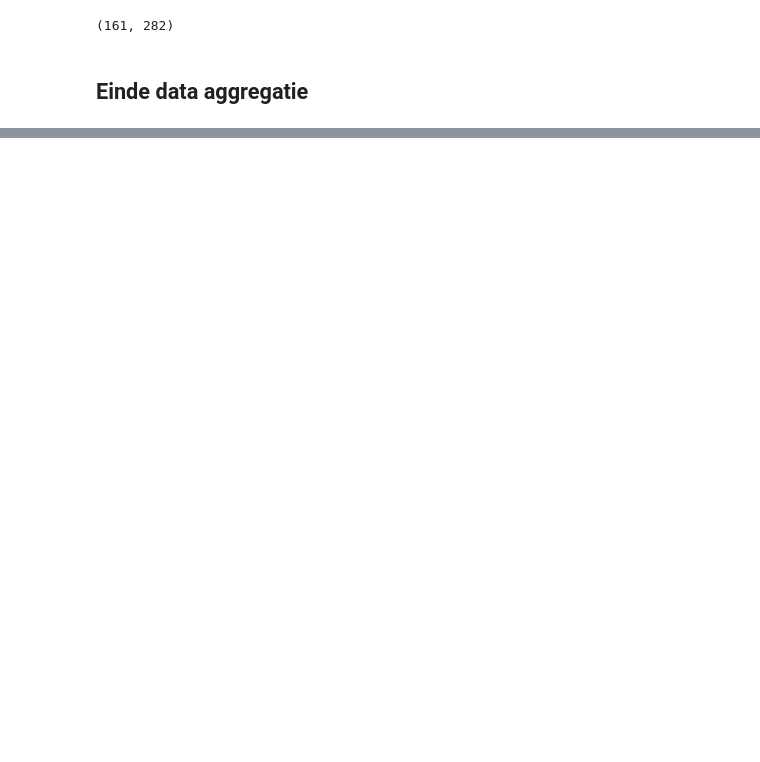
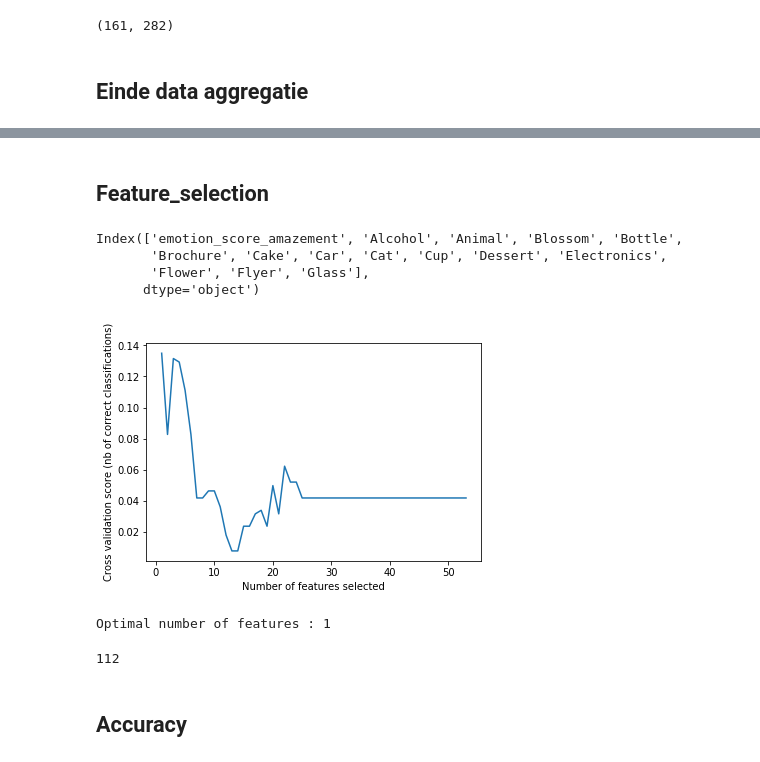
Before and after one commit to JeffreyBosman/FDScase2, a Jupyter notebook: Preprocessing_instagram_assignment.ipynb, the cells around one changed output, grey strips where cells are left out. Saved outputs shown, nothing was run; the diff lists cells and outputs as text; code cells hidden in the pictures; blank space fills up the shorter version.

Commit message:
added k-fold, feature selection and accuracy calculation

```diff
--- a/Preprocessing_instagram_assignment.ipynb
+++ b/Preprocessing_instagram_assignment.ipynb
@@ -402,0 +304,3 @@ for Object in objectsCol:
+# %%
+platte_df = platte_df.dropna()
+platte_df = platte_df.drop(labels='user_id_y', axis=1)
@@ -402,0 +309,14 @@ for Object in objectsCol:
+# %%
+from sklearn.model_selection import KFold
+
+
+# create a k fold with 5 splits, with a fixed random state
+kf = KFold(n_splits = 5, shuffle = True, random_state = 1)
+result = next(kf.split(platte_df), None)
+
+# create train and test pandas dataframe, with the selected distributions
+train = platte_df.iloc[result[0]]
+test =  platte_df.iloc[result[1]]
+
+print (result[0])
+print (result[1])
@@ -402,0 +339,2 @@ for Object in objectsCol:
+# %% [markdown]
+## Feature_selection
@@ -402,0 +351,61 @@ for Object in objectsCol:
+# %%
+def feature_select(Fit_variables, target_variable , n_variables):
+    # create a base classifier used to evaluate a subset of attributes
+    model = LogisticRegression()
+    # create the RFE model and select 3 attributes
+    rfe = RFE(model, n_variables)
+    rfe = rfe.fit(Fit_variables , target_variable.astype('str'))
+    return rfe
+
+def find_column_names_for_ranking(dataset, rfe):
+    # calculate index of ranking
+    rankingIndex = []
+    for x in range(len(rfe.ranking_)):
+        if rfe.ranking_[x] == 1:
+            rankingIndex.append(x)
+
+    # find columns
+    return dataset.iloc[: ,rankingIndex].columns
+
+# select features from the variables with as target the P of the PERMA score, and select top 15 variables
+rfe = feature_select(train.iloc[:,47:100] , train.iloc[:,36], 15)
+# uncomment to see select binary output
+#print(rfe.support_)
+#print(rfe.ranking_)
+
+# find the corresponding columns of the ranking
+ranking = find_column_names_for_ranking(train.iloc[:,47:100], rfe)
+print (ranking)
+# %% [output]
+Index(['emotion_score_amazement', 'Alcohol', 'Animal', 'Blossom', 'Bottle',
+       'Brochure', 'Cake', 'Car', 'Cat', 'Cup', 'Dessert', 'Electronics',
+       'Flower', 'Flyer', 'Glass'],
+      dtype='object')
+# %%
+# Create the RFE object and compute a cross-validated score.
+svc = SVC(kernel="linear")
+# The "accuracy" scoring is proportional to the number of correct
+# classifications
+rfecv = RFECV(estimator=svc, step=1, cv=StratifiedKFold(2),
+              scoring='accuracy')
+
+rfecv.fit(train.iloc[:,47:100] , train.iloc[:,36].astype('str'))
+
+
+# Plot number of features VS. cross-validation scores
+plt.figure()
+plt.xlabel("Number of features selected")
+plt.ylabel("Cross validation score (nb of correct classifications)")
+plt.plot(range(1, len(rfecv.grid_scores_) + 1), rfecv.grid_scores_)
+plt.show()
+
+print("Optimal number of features : %d" % rfecv.n_features_)
+# %% [output]
+[figure, added]
+Optimal number of features : 1
+# %%
+len(train['P'])
+# %% [output]
+112
+# %% [markdown]
+## Accuracy
```
Also changed, not shown: parts of 40 cells of this notebook.
